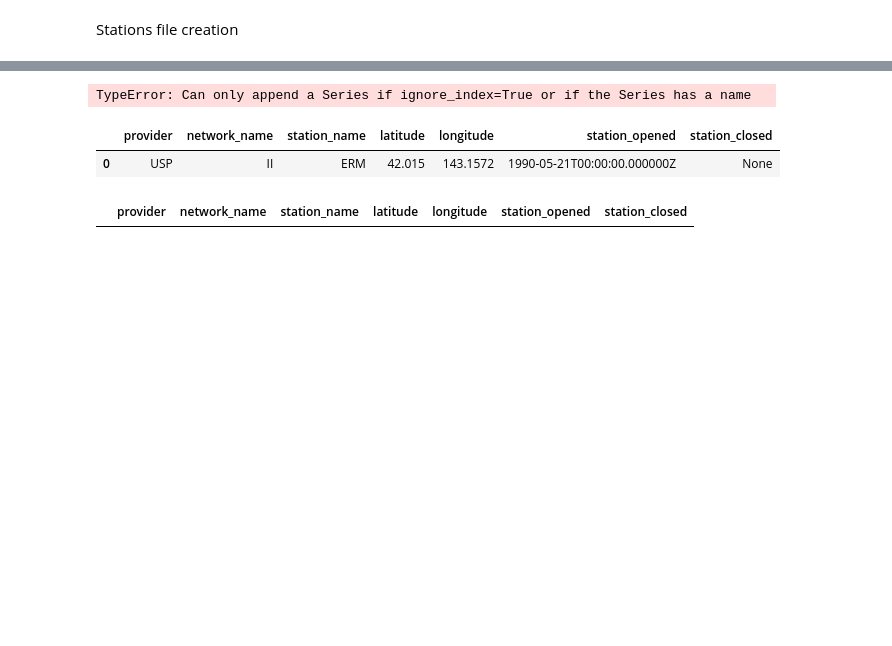
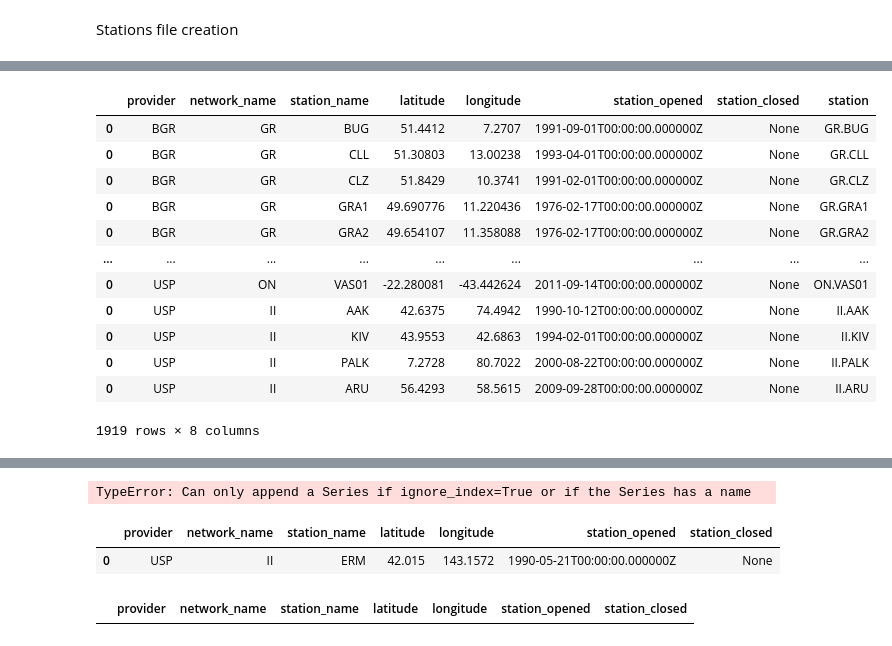
Before and after one commit to doromboziandras32/Earthquake-visualization, a Jupyter notebook: data_center_extraction_test.ipynb, the cells around one changed output, grey strips where cells are left out. Cells and saved outputs as stored; diff of their text form; code cells hidden in the pictures; blank space fills up the shorter version.

```diff
--- a/data_center_extraction_test.ipynb
+++ b/data_center_extraction_test.ipynb
@@ -195,0 +274,2 @@ for key in providers:
+# %%
+stations_df['lon_lat'] = stations_df['longitude'].astype(str) + ',' + stations_df['latitude'].astype(str)
@@ -195,0 +348,4 @@ for key in providers:
+# %%
+metadata_stations = set(df_test['station'])
+# %%
+metadata_stations.remove(float('nan'))
@@ -195,0 +415,18 @@ for key in providers:
+# %%
+stations_df_subset = stations_df[stations_df['station'].isin(metadata_stations)]
+# %%
+stations_df_subset
+# %% [output]
+|  | provider | network_name | station_name | latitude | longitude | station_opened | station_closed | station |
+| 0 | BGR | GR | BUG | 51.4412 | 7.2707 | 1991-09-01T00:00:00.000000Z | None | GR.BUG |
+| 0 | BGR | GR | CLL | 51.30803 | 13.00238 | 1993-04-01T00:00:00.000000Z | None | GR.CLL |
+| 0 | BGR | GR | CLZ | 51.8429 | 10.3741 | 1991-02-01T00:00:00.000000Z | None | GR.CLZ |
+| 0 | BGR | GR | GRA1 | 49.690776 | 11.220436 | 1976-02-17T00:00:00.000000Z | None | GR.GRA1 |
+| 0 | BGR | GR | GRA2 | 49.654107 | 11.358088 | 1976-02-17T00:00:00.000000Z | None | GR.GRA2 |
+| ... | ... | ... | ... | ... | ... | ... | ... | ... |
+| 0 | USP | ON | VAS01 | -22.280081 | -43.442624 | 2011-09-14T00:00:00.000000Z | None | ON.VAS01 |
+| 0 | USP | II | AAK | 42.6375 | 74.4942 | 1990-10-12T00:00:00.000000Z | None | II.AAK |
+| 0 | USP | II | KIV | 43.9553 | 42.6863 | 1994-02-01T00:00:00.000000Z | None | II.KIV |
+| 0 | USP | II | PALK | 7.2728 | 80.7022 | 2000-08-22T00:00:00.000000Z | None | II.PALK |
+| 0 | USP | II | ARU | 56.4293 | 58.5615 | 2009-09-28T00:00:00.000000Z | None | II.ARU |
+1919 rows × 8 columns
```
Also changed, not shown: parts of 40 cells of this notebook.
